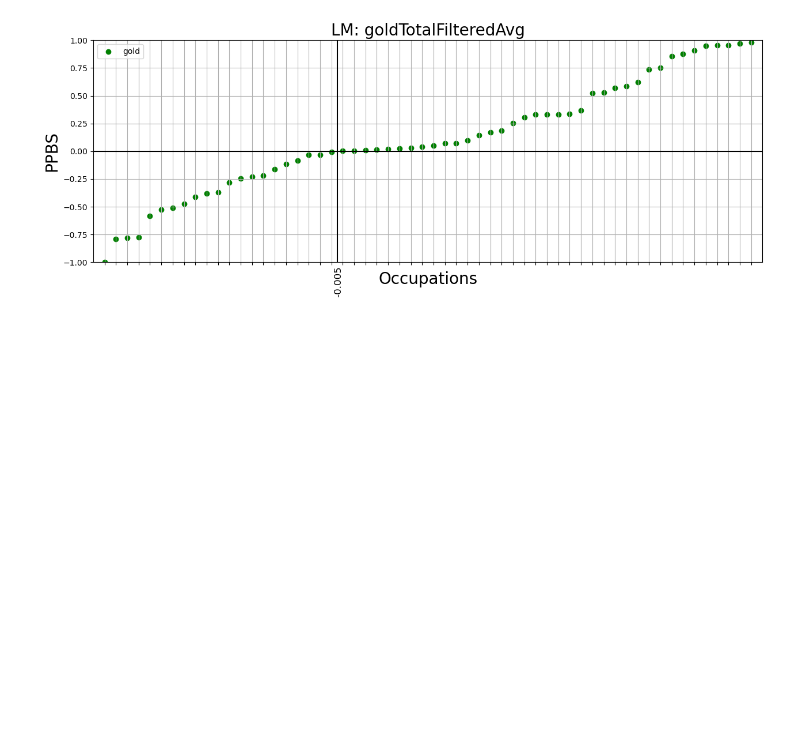
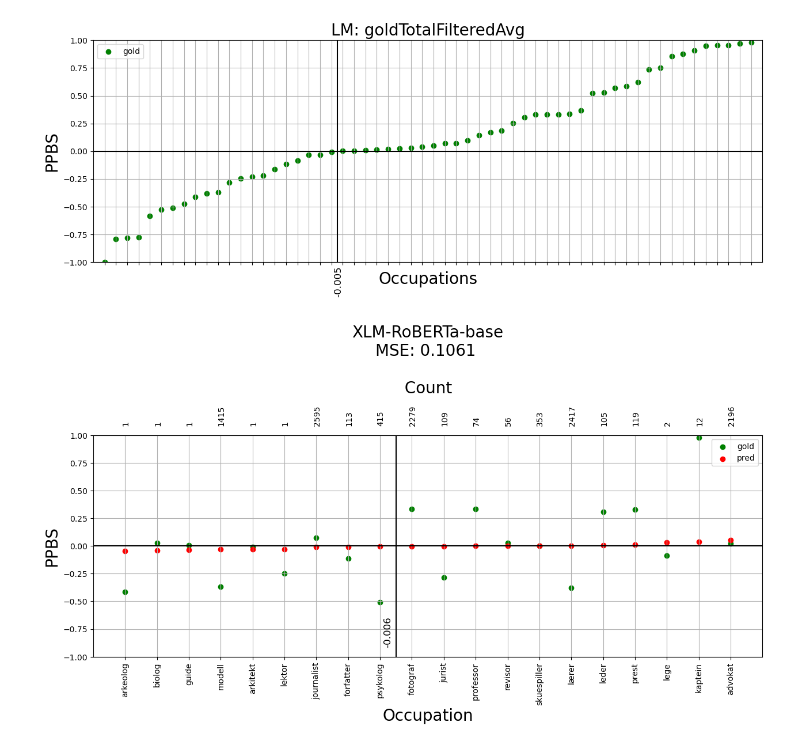
Before and after one commit to Johnneeee/masterThesis, a Jupyter notebook: probeOcc/displayOcc.ipynb, the cells around one changed output. Drawn from its saved outputs; the diff is of its cells as text; code cells hidden in the pictures; blank space fills up the shorter version.

```diff
--- a/probeOcc/displayOcc.ipynb
+++ b/probeOcc/displayOcc.ipynb
@@ -185,0 +249,6 @@ plt.show()
+# %%
+data = readData("data/filtered/xlmRBaseFiltered_occ.csv") # read data from file
+plotdata(data, "XLM-RoBERTa-base") # Plot the data
+plt.show()
+# %% [output]
+[figure, added]
```
Also changed, not shown: parts of 11 cells of this notebook.
